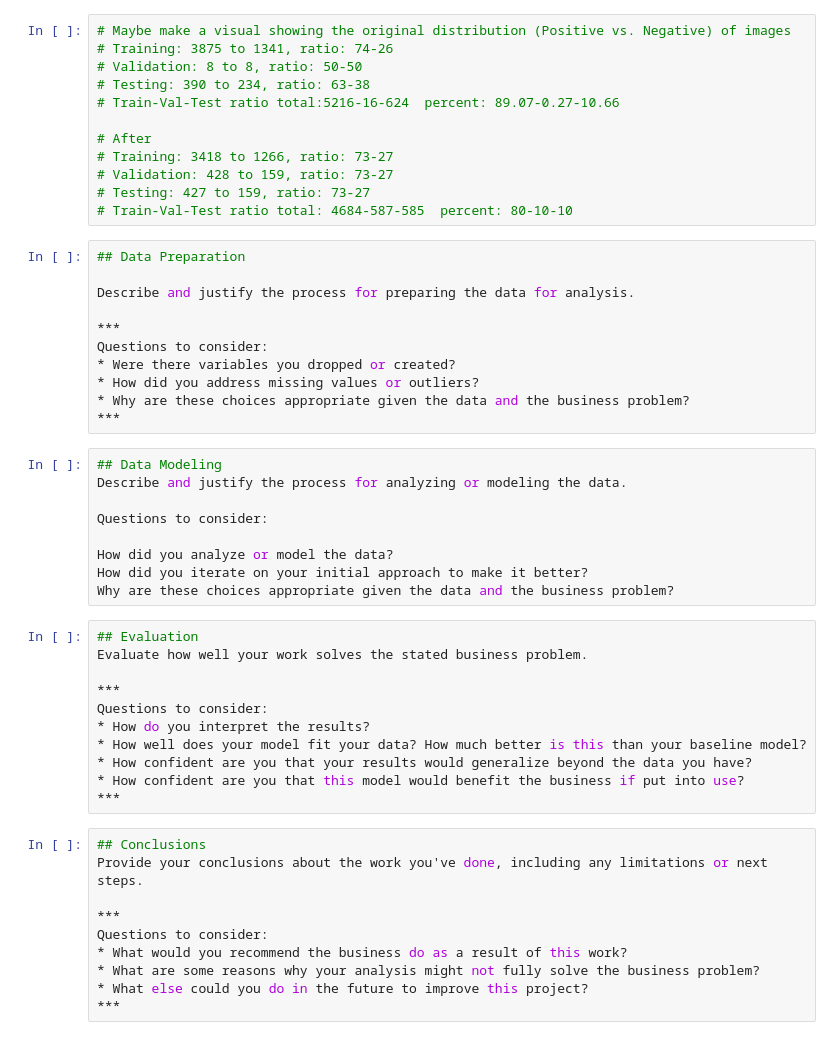
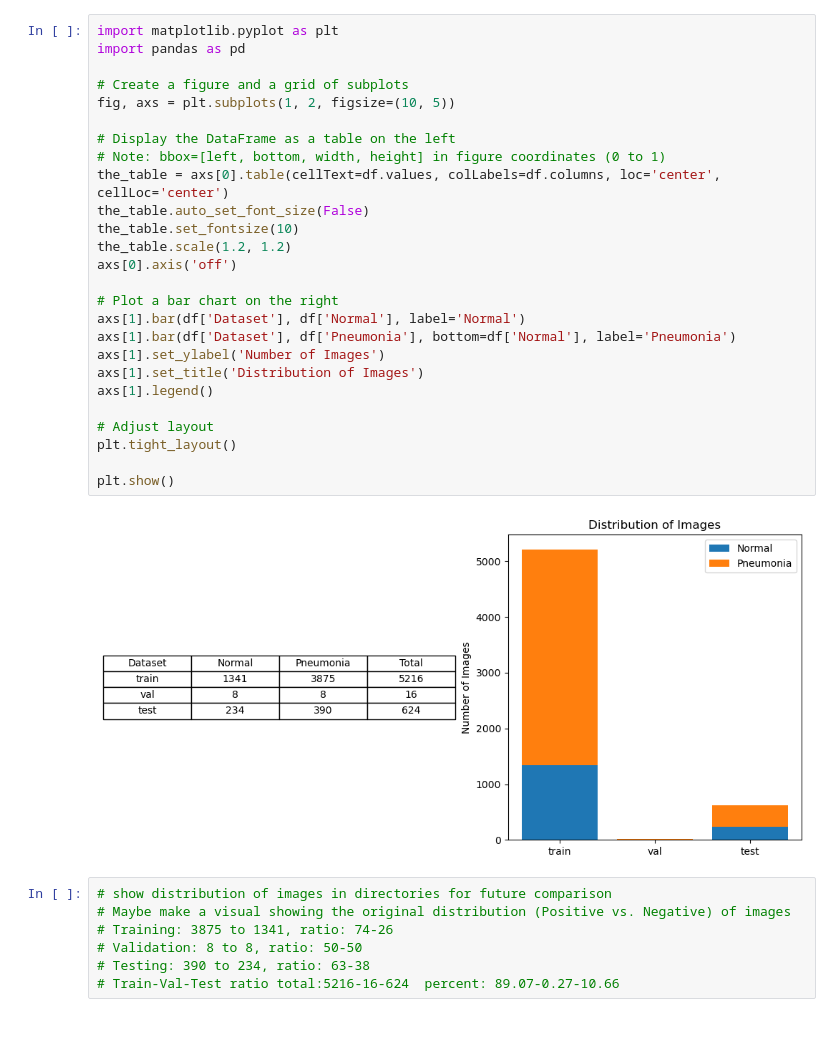
Before and after one commit to rlodetti/image_classification_project, a Jupyter notebook: notebooks/Data_Understanding.ipynb, the cells around one changed output. Drawn from its saved outputs; the diff is of its cells as text.

```diff
--- a/notebooks/Data_Understanding.ipynb
+++ b/notebooks/Data_Understanding.ipynb
@@ -40,53 +89,35 @@ val_pneumonia = "../data/chest_xray/val/PNEUMONIA"
+# %%
+import matplotlib.pyplot as plt
+import pandas as pd
+
+# Create a figure and a grid of subplots
+fig, axs = plt.subplots(1, 2, figsize=(10, 5))
+
+# Display the DataFrame as a table on the left
+# Note: bbox=[left, bottom, width, height] in figure coordinates (0 to 1)
+the_table = axs[0].table(cellText=df.values, colLabels=df.columns, loc='center', cellLoc='center')
+the_table.auto_set_font_size(False)
+the_table.set_fontsize(10)
+the_table.scale(1.2, 1.2)
+axs[0].axis('off')
+
+# Plot a bar chart on the right
+axs[1].bar(df['Dataset'], df['Normal'], label='Normal')
+axs[1].bar(df['Dataset'], df['Pneumonia'], bottom=df['Normal'], label='Pneumonia')
+axs[1].set_ylabel('Number of Images')
+axs[1].set_title('Distribution of Images')
+axs[1].legend()
+
+# Adjust layout
+plt.tight_layout()
+
+plt.show()
+# %% [output]
+[figure, added]
 # %%
+# show distribution of images in directories for future comparison
 # Maybe make a visual showing the original distribution (Positive vs. Negative) of images
 # Training: 3875 to 1341, ratio: 74-26
 # Validation: 8 to 8, ratio: 50-50
 # Testing: 390 to 234, ratio: 63-38
 # Train-Val-Test ratio total:5216-16-624  percent: 89.07-0.27-10.66
-
-# After
-# Training: 3418 to 1266, ratio: 73-27
-# Validation: 428 to 159, ratio: 73-27
-# Testing: 427 to 159, ratio: 73-27
-# Train-Val-Test ratio total: 4684-587-585  percent: 80-10-10
-# %%
-## Data Preparation
-
-Describe and justify the process for preparing the data for analysis.
-
-***
-Questions to consider:
-* Were there variables you dropped or created?
-* How did you address missing values or outliers?
-* Why are these choices appropriate given the data and the business problem?
-***
-# %%
-## Data Modeling
-Describe and justify the process for analyzing or modeling the data.
-
-Questions to consider:
-
-How did you analyze or model the data?
-How did you iterate on your initial approach to make it better?
-Why are these choices appropriate given the data and the business problem?
-# %%
-## Evaluation
-Evaluate how well your work solves the stated business problem.
-
-***
-Questions to consider:
-* How do you interpret the results?
-* How well does your model fit your data? How much better is this than your baseline model?
-* How confident are you that your results would generalize beyond the data you have?
-* How confident are you that this model would benefit the business if put into use?
-***
-# %%
-## Conclusions
-Provide your conclusions about the work you've done, including any limitations or next steps.
-
-***
-Questions to consider:
-* What would you recommend the business do as a result of this work?
-* What are some reasons why your analysis might not fully solve the business problem?
-* What else could you do in the future to improve this project?
-***
```
Also changed, not shown: parts of 8 cells of this notebook, 5 other files.
